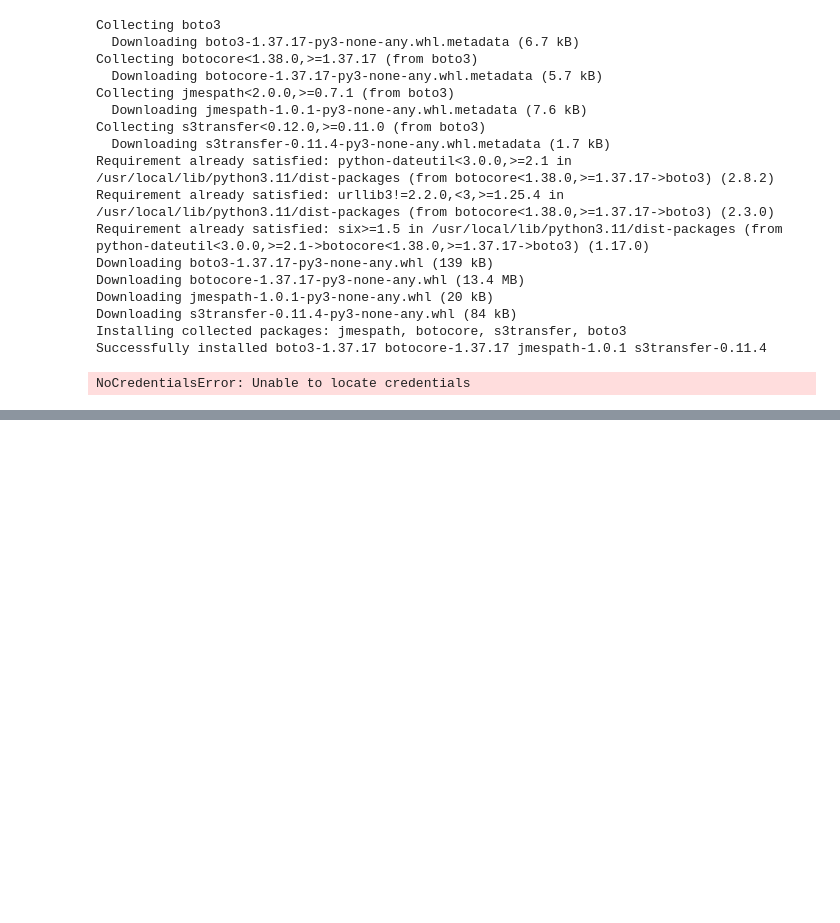
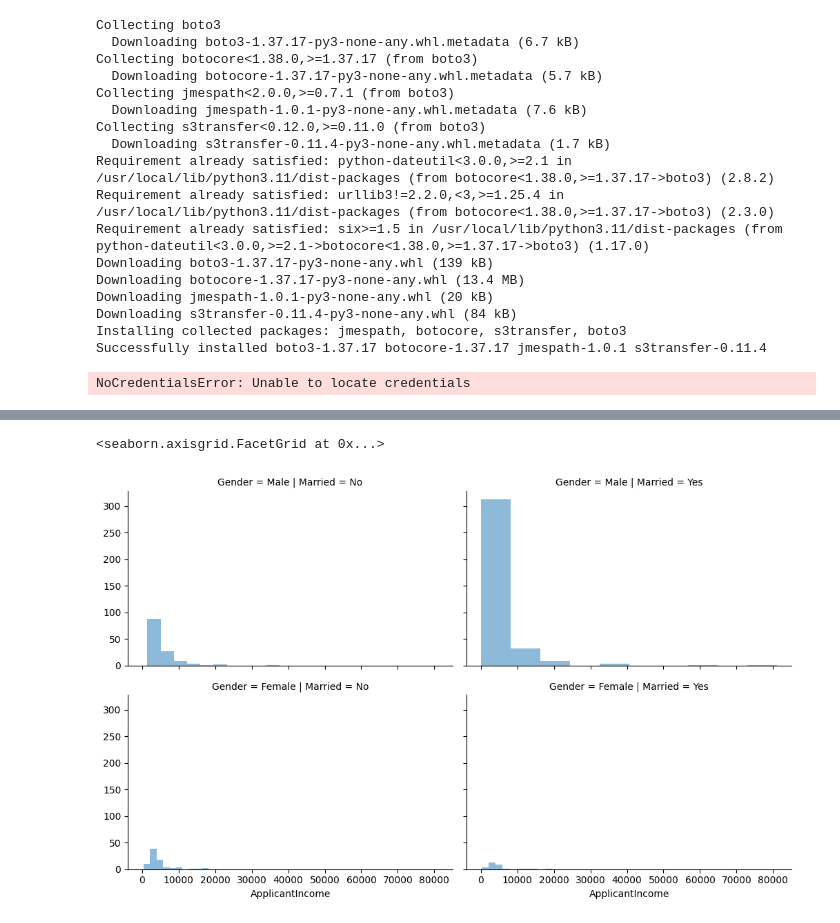
Before and after one commit to DarthAether/python_list, a Jupyter notebook: aws_crt.ipynb, the cells around one changed output, grey strips where cells are left out. Cells and saved outputs as stored; diff of their text form; code cells hidden in the pictures; blank space fills up the shorter version.

```diff
--- a/aws_crt.ipynb
+++ b/aws_crt.ipynb
@@ -53,0 +112,8 @@ print("Upload complete!")
+# %%
+import matplotlib.pyplot as plt
+grid = sns.FacetGrid(train, row='Gender', col='Married', height=3.2, aspect=1.6)
+grid.map(plt.hist, 'ApplicantIncome', alpha =.5, bins=10)
+grid.add_legend()
+# %% [output]
+<seaborn.axisgrid.FacetGrid at 0x...>
+[figure, added]
```
Also changed, not shown: parts of 10 cells of this notebook.
